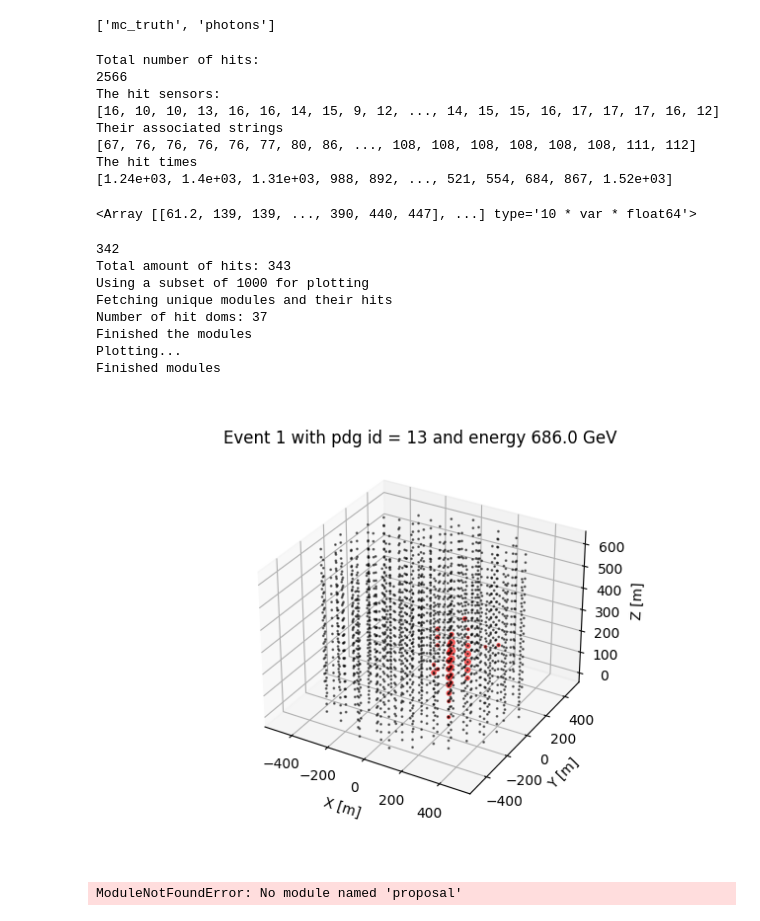
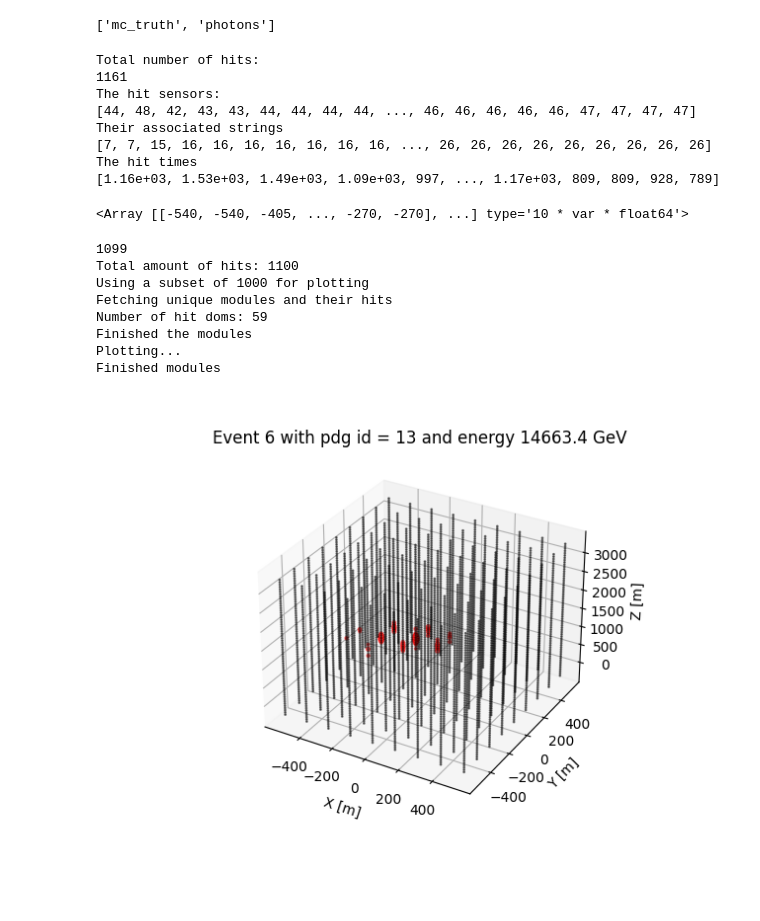
Before and after one commit to Harvard-Neutrino/prometheus, a Jupyter notebook: examples/example_meta_data_reader.ipynb, the cells around one changed output. Saved outputs shown, nothing was run; the diff lists cells and outputs as text; code cells hidden in the pictures.

```diff
--- a/examples/example_meta_data_reader.ipynb
+++ b/examples/example_meta_data_reader.ipynb
@@ -13,5 +13,5 @@ import json
 # %matplotlib qt
 # %%
 # Example loading a directory (highly recommend using lazy loading)
-example_set = ak.from_parquet('./output/3_photons.parquet')
+example_set = ak.from_parquet('./output/1337_photons.parquet')
 # %%
@@ -66,17 +66,17 @@ print('The hit times')
 print(example_set.photons.t[event_id])
 # %% [output]
 Total number of hits:
-2566
+1161
 The hit sensors:
-[16, 10, 10, 13, 16, 16, 14, 15, 9, 12, ..., 14, 15, 15, 16, 17, 17, 17, 16, 12]
+[44, 48, 42, 43, 43, 44, 44, 44, 44, ..., 46, 46, 46, 46, 46, 47, 47, 47, 47]
 Their associated strings
-[67, 76, 76, 76, 76, 77, 80, 86, ..., 108, 108, 108, 108, 108, 108, 111, 112]
+[7, 7, 15, 16, 16, 16, 16, 16, 16, 16, ..., 26, 26, 26, 26, 26, 26, 26, 26, 26]
 The hit times
-[1.24e+03, 1.4e+03, 1.31e+03, 988, 892, ..., 521, 554, 684, 867, 1.52e+03]
+[1.16e+03, 1.53e+03, 1.49e+03, 1.09e+03, 997, ..., 1.17e+03, 809, 809, 928, 789]
 # %%
 example_set.photons.sensor_pos_x
 # %% [output]
-<Array [[61.2, 139, 139, ..., 390, 440, 447], ...] type='10 * var * float64'>
+<Array [[-540, -540, -405, ..., -270, -270], ...] type='10 * var * float64'>
 # %%
 def parquet_sub_plotting(
         data, e_id, det,
@@ -144,7 +144,7 @@ def parquet_sub_plotting(
 # %%
 # Getting the detector
 pos = []
-with open('../resources/geofiles/arca.geo') as geo_in:
+with open('../resources/geofiles/demo_water.geo') as geo_in:
     read_lines = geo_in.readlines()
     modules_i = read_lines.index("### Modules ###\n")
     for line in read_lines[modules_i+1:]:
@@ -157,26 +157,20 @@ det = det#  - np.mean(det, axis=0)
 # %%
 parquet_sub_plotting(
     example_set,
-    e_id=1, det=det,
+    e_id=6, det=det,
     channel='photons',
     scaling=10,
     number_of_hits=1000,
     hitcut=0,
     offset=3500
 )
 # %% [output]
-342
-Total amount of hits: 343
+1099
+Total amount of hits: 1100
 Using a subset of 1000 for plotting
 Fetching unique modules and their hits
-Number of hit doms: 37
+Number of hit doms: 59
 Finished the modules
 Plotting...
 Finished modules
-[figure, old version]
+[figure, new version]
-# %%
-import sys
-sys.path.append('../')
-from prometheus.plotting import plot_brightest
-# %% [output]
-ModuleNotFoundError: No module named 'proposal'
```
Also changed, not shown: parts of 2 cells of this notebook, 5 other files.
